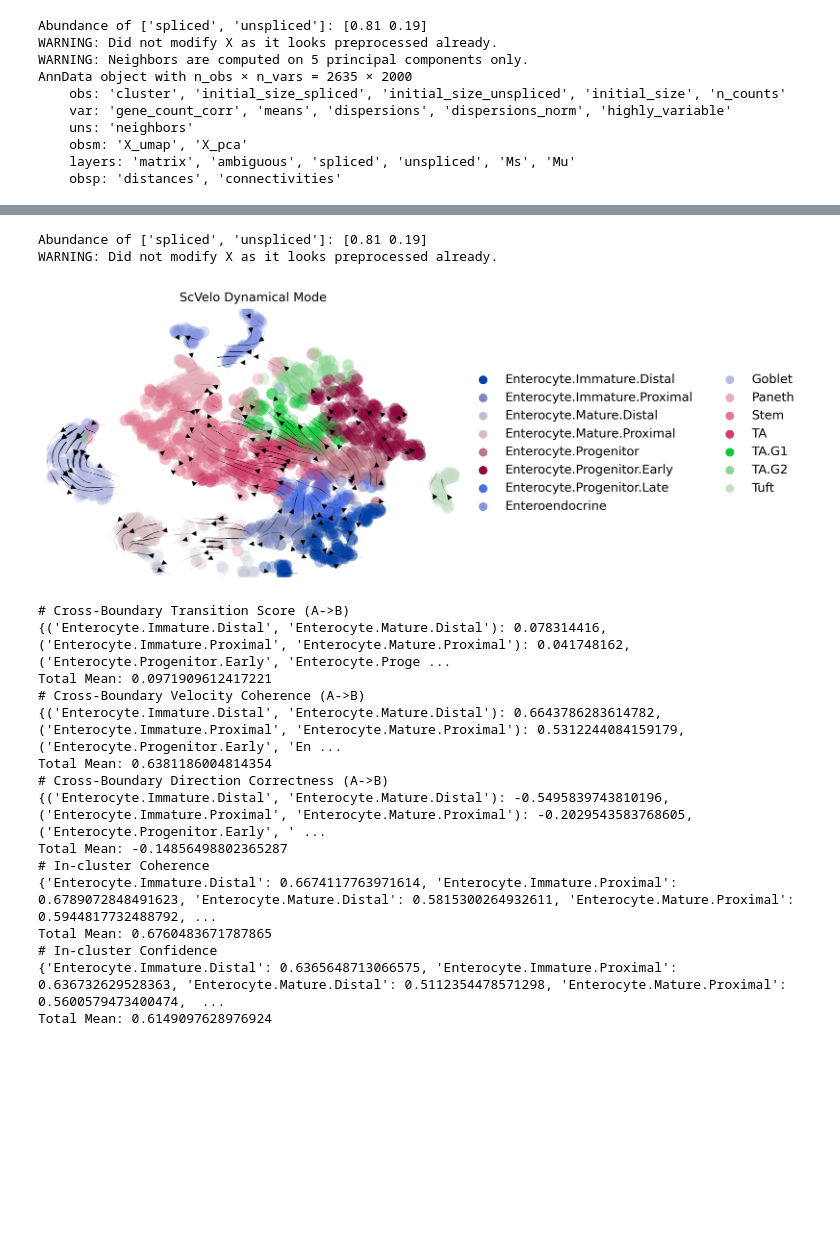
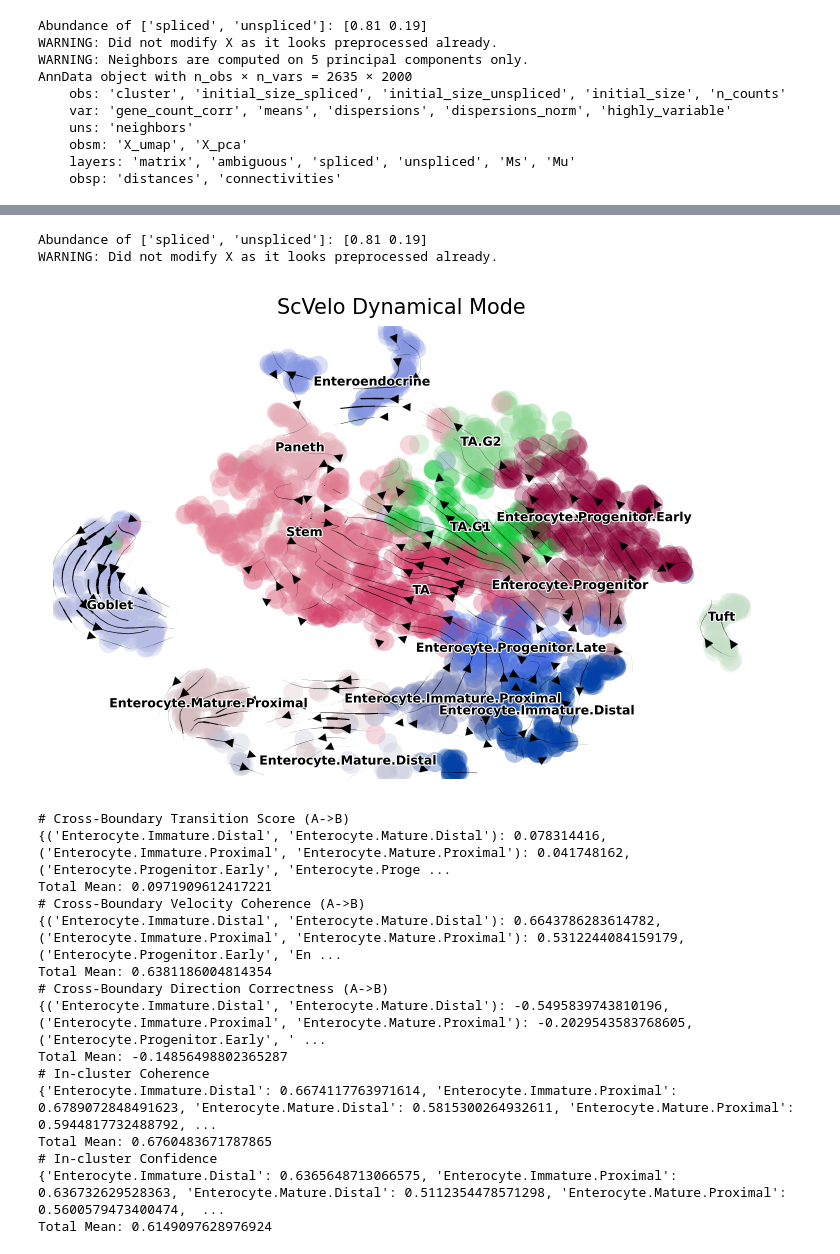
Before and after one commit to qiaochen/VeloAE, a Jupyter notebook: notebooks/intestinal/model-intestinal-gat.ipynb, the cells around one changed output, grey strips where cells are left out. Cells and saved outputs as stored; diff of their text form; code cells hidden in the pictures; blank space fills up the shorter version.

```diff
--- a/notebooks/intestinal/model-intestinal-gat.ipynb
+++ b/notebooks/intestinal/model-intestinal-gat.ipynb
@@ -89,7 +89,7 @@ args = parser.parse_args(args=['--lr', '1e-6',
                                '--k-dim', '100',
                                '--model-name', 'intestinal_model.cpt',
                                '--exp-name', 'CohAE_intestinal',
-                               '--device', 'cuda:2',
+                               '--device', 'cuda:1',
                                '--nb_g_src', "SU",
                                '--ld_nb_g_src', "SU",
                                '--gumbsoft_tau', '5',
@@ -275,27 +255,27 @@ Total Mean: 0.9998793044485118
 # %%
 adata = load_adata()
 scv.utils.show_proportions(adata)
 scv.pp.filter_and_normalize(adata, min_shared_counts=30, n_top_genes=args.n_raw_gene)
 scv.pp.neighbors(adata, n_pcs=30, n_neighbors=30)
 scv.pp.moments(adata, n_pcs=30, n_neighbors=30)
 
 scv.tl.recover_dynamics(adata, n_jobs=args.scv_n_jobs)
 scv.tl.velocity(adata, vkey='dyn_velocity', mode="dynamical")
 
 scv.tl.velocity_graph(adata, vkey='dyn_velocity', n_jobs=args.scv_n_jobs)
 scv.tl.velocity_confidence(adata, vkey='dyn_velocity')
 scv.pl.velocity_embedding_stream(adata,
-                                legend_loc="right margin",
                                 vkey="dyn_velocity",
+                                legend_fontsize=6,
                                 basis=args.vis_key,
                                 color=[args.vis_type_col],
-                                dpi=350,
+                                dpi=150,
                                 title='ScVelo Dynamical Mode')
 exp_metrics["dyn_mode"] = evaluate(adata[:, adata.var.dyn_velocity_genes], cluster_edges, args.vis_type_col, "dyn_velocity")
 # %% [output]
 Abundance of ['spliced', 'unspliced']: [0.81 0.19]
 WARNING: Did not modify X as it looks preprocessed already.
-[figure, old version]
+[figure, new version]
 # Cross-Boundary Transition Score (A->B)
 {('Enterocyte.Immature.Distal', 'Enterocyte.Mature.Distal'): 0.078314416, ('Enterocyte.Immature.Proximal', 'Enterocyte.Mature.Proximal'): 0.041748162, ('Enterocyte.Progenitor.Early', 'Enterocyte.Proge ...
 Total Mean: 0.0971909612417221
```
Also changed, not shown: parts of 4 cells of this notebook, 31 other files.
